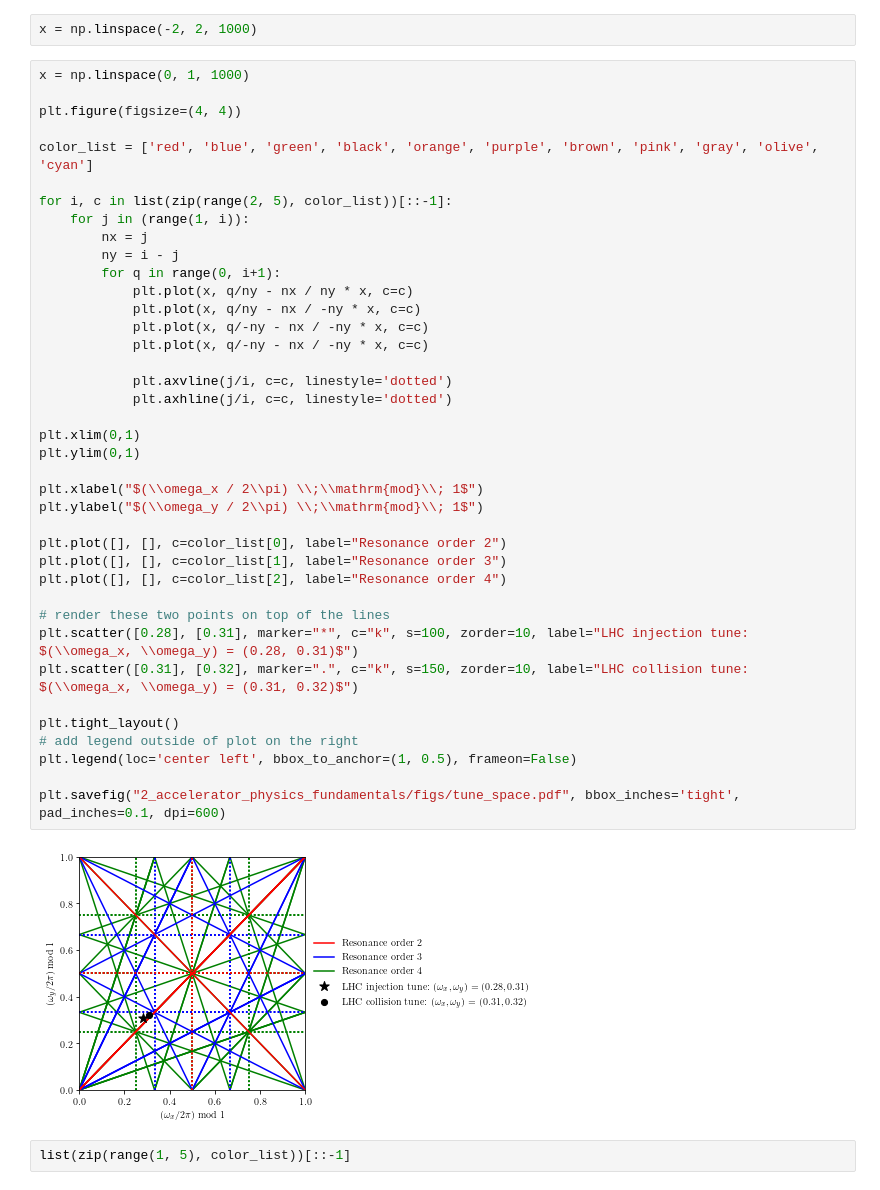
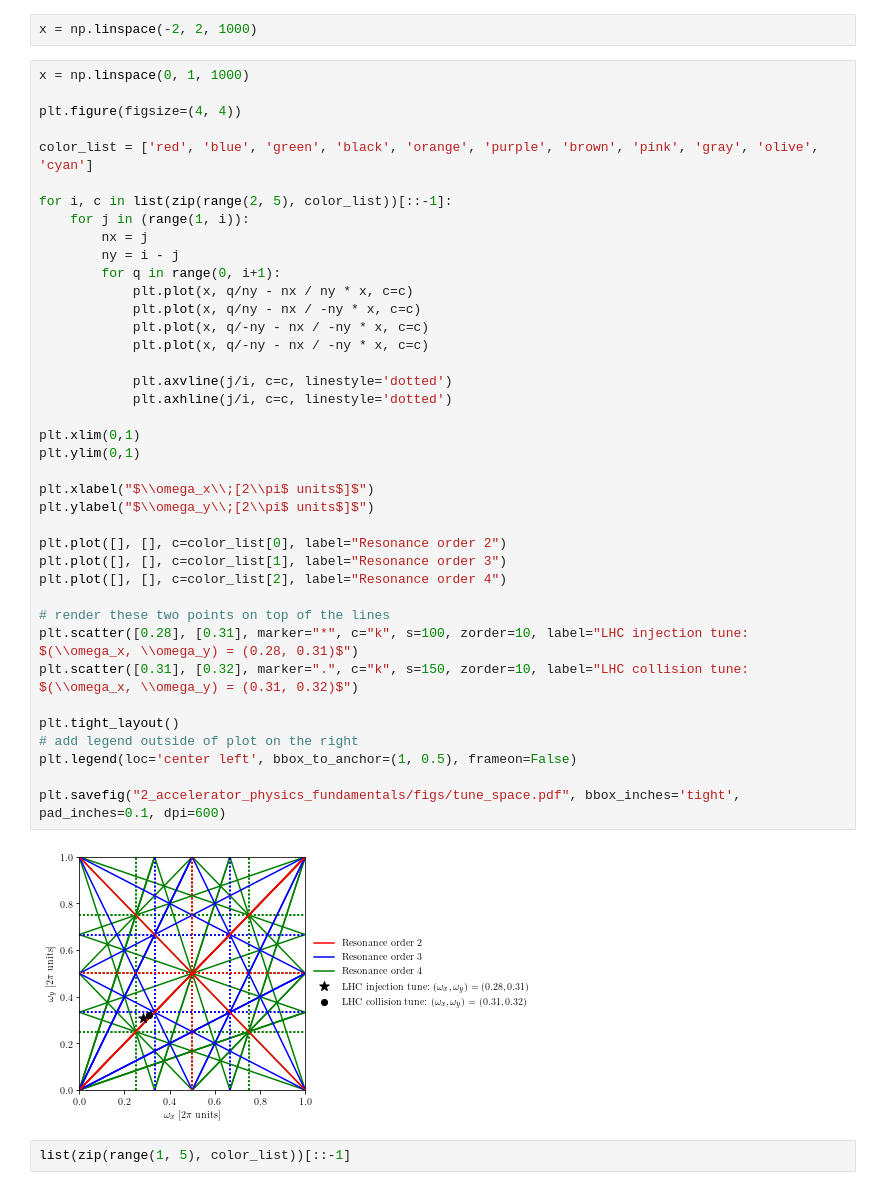
Before and after one commit to carlidel/PHD_THESIS, a Jupyter notebook: quick_plots.ipynb, the cells around one changed output. Saved outputs shown, nothing was run; the diff lists cells and outputs as text.

```diff
--- a/quick_plots.ipynb
+++ b/quick_plots.ipynb
@@ -18,36 +18,36 @@ for i, c in list(zip(range(2, 5), color_list))[::-1]:
     for j in (range(1, i)):
         nx = j
         ny = i - j
         for q in range(0, i+1):
             plt.plot(x, q/ny - nx / ny * x, c=c)
             plt.plot(x, q/ny - nx / -ny * x, c=c)
             plt.plot(x, q/-ny - nx / -ny * x, c=c)
             plt.plot(x, q/-ny - nx / -ny * x, c=c)
 
             plt.axvline(j/i, c=c, linestyle='dotted')
             plt.axhline(j/i, c=c, linestyle='dotted')
 
 plt.xlim(0,1)
 plt.ylim(0,1)
 
-plt.xlabel("$(\\omega_x / 2\\pi) \\;\\mathrm{mod}\\; 1$")
-plt.ylabel("$(\\omega_y / 2\\pi) \\;\\mathrm{mod}\\; 1$")
+plt.xlabel("$\\omega_x\\;[2\\pi$ units$]$")
+plt.ylabel("$\\omega_y\\;[2\\pi$ units$]$")
 
 plt.plot([], [], c=color_list[0], label="Resonance order 2")
 plt.plot([], [], c=color_list[1], label="Resonance order 3")
 plt.plot([], [], c=color_list[2], label="Resonance order 4")
 
 # render these two points on top of the lines
 plt.scatter([0.28], [0.31], marker="*", c="k", s=100, zorder=10, label="LHC injection tune: $(\\omega_x, \\omega_y) = (0.28, 0.31)$")
 plt.scatter([0.31], [0.32], marker=".", c="k", s=150, zorder=10, label="LHC collision tune: $(\\omega_x, \\omega_y) = (0.31, 0.32)$")
 
 plt.tight_layout()
 # add legend outside of plot on the right
 plt.legend(loc='center left', bbox_to_anchor=(1, 0.5), frameon=False)
 
 plt.savefig("2_accelerator_physics_fundamentals/figs/tune_space.pdf", bbox_inches='tight', pad_inches=0.1, dpi=600)
 # %% [output]
-[figure, old version]
+[figure, new version]
 # %%
 list(zip(range(1, 5), color_list))[::-1]
 # %% [output]
```
Also changed, not shown: parts of 1 cell of this notebook.
